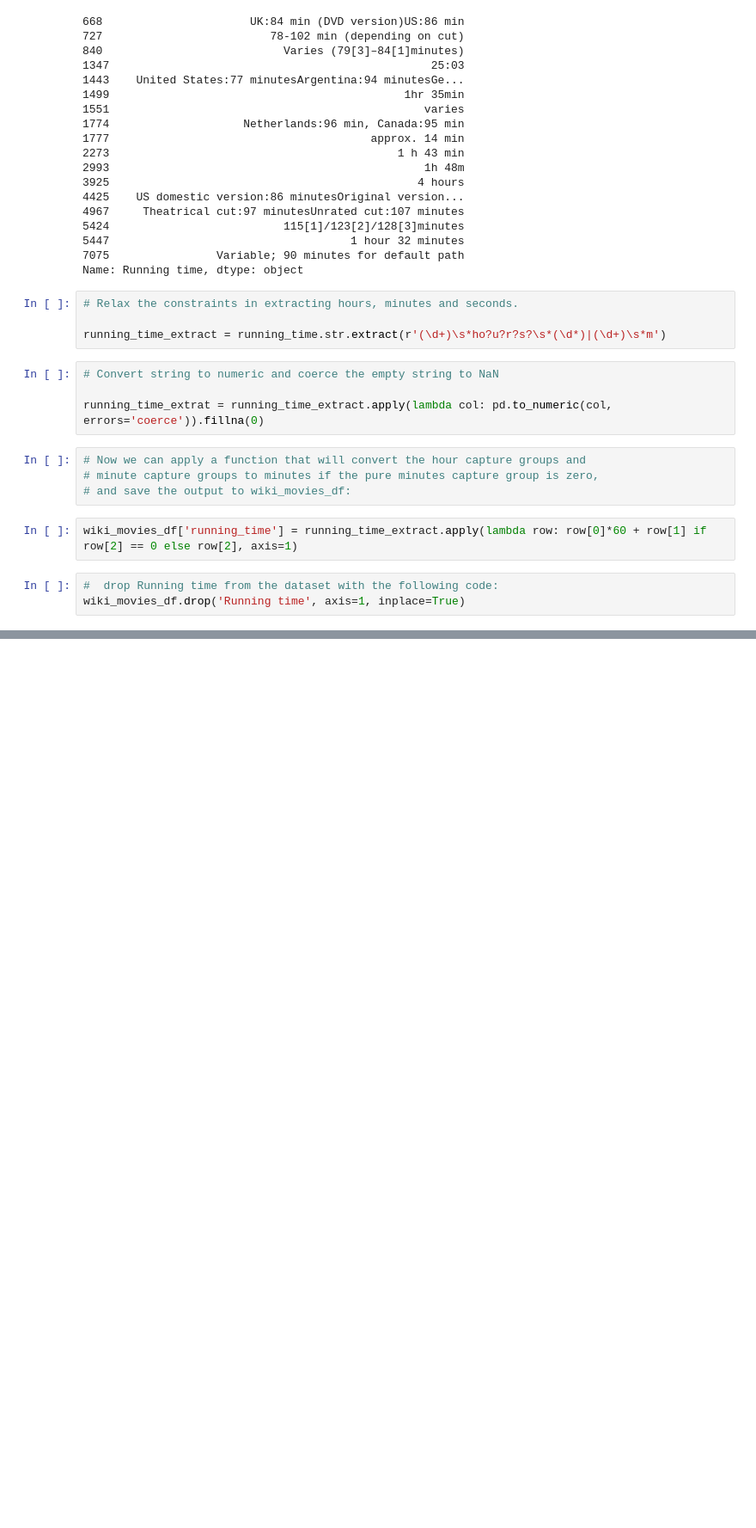
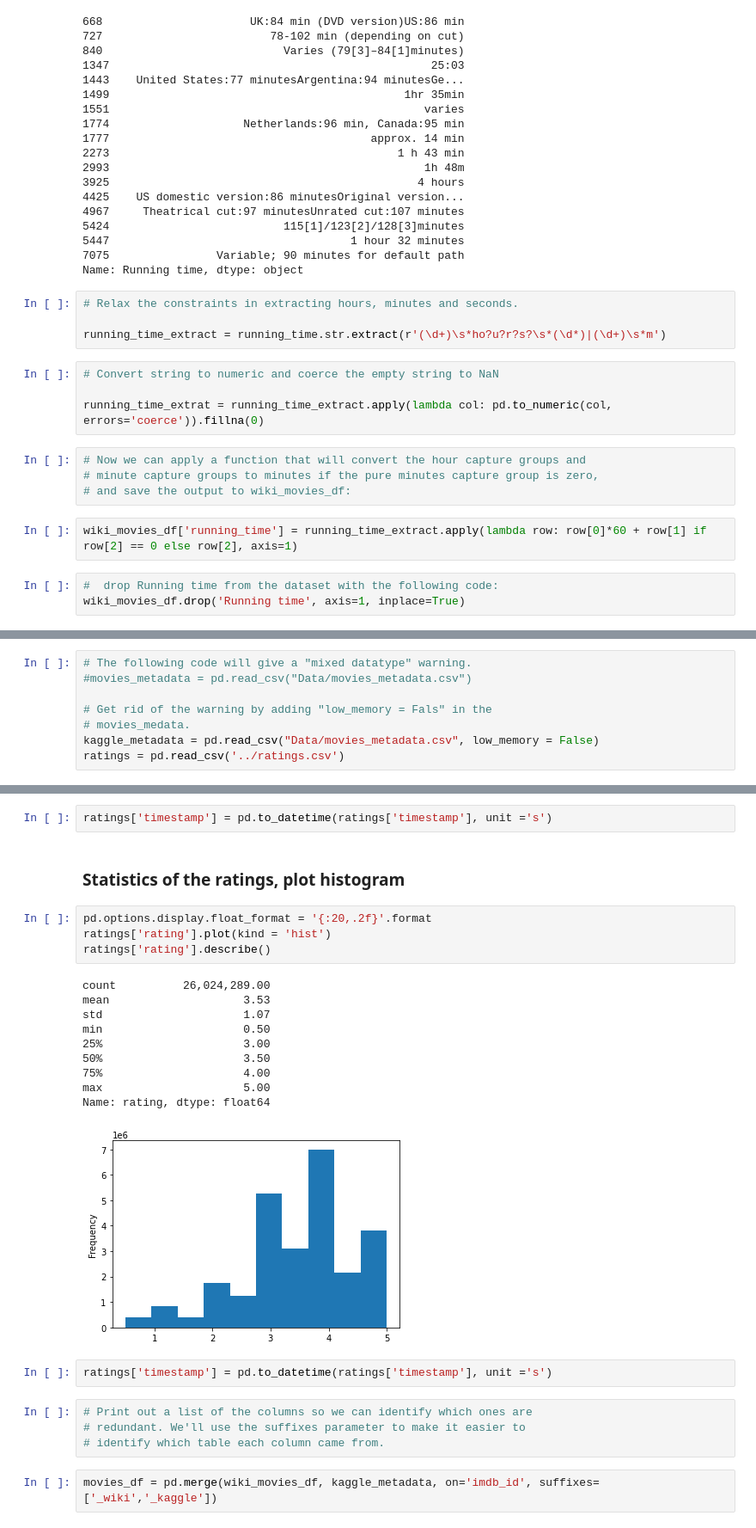
Before and after one commit to fmohiudd/Movies-ETL, a Jupyter notebook: Movies_Module_ETL_v1.ipynb, the cells around one changed output, grey strips where cells are left out. Shown at 86% size. Drawn from its saved outputs; the diff is of its cells as text; blank space fills up the shorter version.

Commit message:
Updating the Movie ETL module work

```diff
--- a/Movies_Module_ETL_v1.ipynb
+++ b/Movies_Module_ETL_v1.ipynb
@@ -729,0 +787,8 @@ wiki_movies_df.drop('Running time', axis=1, inplace=True)
+# %%
+# The following code will give a "mixed datatype" warning.
+#movies_metadata = pd.read_csv("Data/movies_metadata.csv")
+
+# Get rid of the warning by adding "low_memory = Fals" in the
+# movies_medata.
+kaggle_metadata = pd.read_csv("Data/movies_metadata.csv", low_memory = False)
+ratings = pd.read_csv('../ratings.csv')
@@ -729,0 +914,27 @@ wiki_movies_df.drop('Running time', axis=1, inplace=True)
+# %%
+ratings['timestamp'] = pd.to_datetime(ratings['timestamp'], unit ='s')
+# %% [markdown]
+### Statistics of the ratings, plot histogram
+# %%
+pd.options.display.float_format = '{:20,.2f}'.format
+ratings['rating'].plot(kind = 'hist')
+ratings['rating'].describe()
+# %% [output]
+count          26,024,289.00
+mean                    3.53
+std                     1.07
+min                     0.50
+25%                     3.00
+50%                     3.50
+75%                     4.00
+max                     5.00
+Name: rating, dtype: float64
+[figure, added]
+# %%
+ratings['timestamp'] = pd.to_datetime(ratings['timestamp'], unit ='s')
+# %%
+# Print out a list of the columns so we can identify which ones are
+# redundant. We'll use the suffixes parameter to make it easier to
+# identify which table each column came from.
+# %%
+movies_df = pd.merge(wiki_movies_df, kaggle_metadata, on='imdb_id', suffixes=['_wiki','_kaggle'])
```
Also changed, not shown: parts of 59 cells of this notebook, 3 other files.
